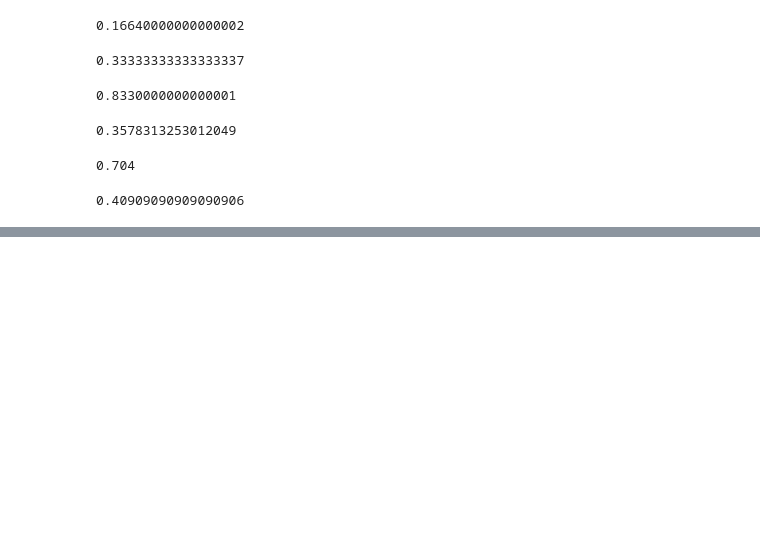
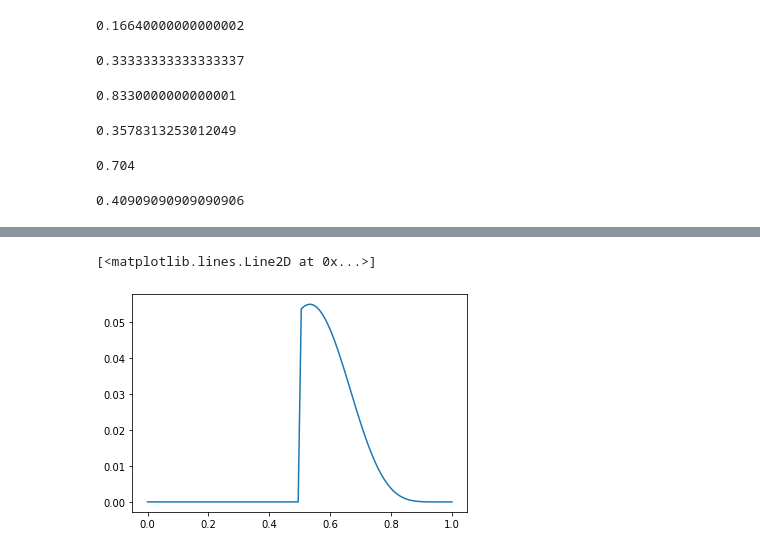
Before and after one commit to d-v-dlee/statistical_rethinking, a Jupyter notebook: notebooks/Chapter_2.ipynb, the cells around one changed output, grey strips where cells are left out. Saved outputs shown, nothing was run; the diff lists cells and outputs as text; code cells hidden in the pictures; blank space fills up the shorter version.

```diff
--- a/notebooks/Chapter_2.ipynb
+++ b/notebooks/Chapter_2.ipynb
@@ -263,0 +287,20 @@ Pr(E|L) = (0.3 * 0.5) / ((0.3 * 0.5) + (1.0 * 0.5))
+# %%
+### define grid - potentially prob for p
+p_grid = np.linspace(0, 1, 100)
+
+### define prior - using knowledge we have
+prior = [0 if x < 0.5 else 1 for x in p_grid]
+
+### likelihood at each value in grid
+likelihood = ss.binom.pmf(8, 15, p=p_grid)
+
+### compute product of likelihood and prior
+unstd_posterior = likelihood * prior
+
+### standardize posterior
+posterior = unstd_posterior / sum(unstd_posterior)
+# %%
+plt.plot(p_grid, posterior)
+# %% [output]
+[<matplotlib.lines.Line2D at 0x...>]
+[figure, added]
```
Also changed, not shown: parts of 8 cells of this notebook, 3 other files.
